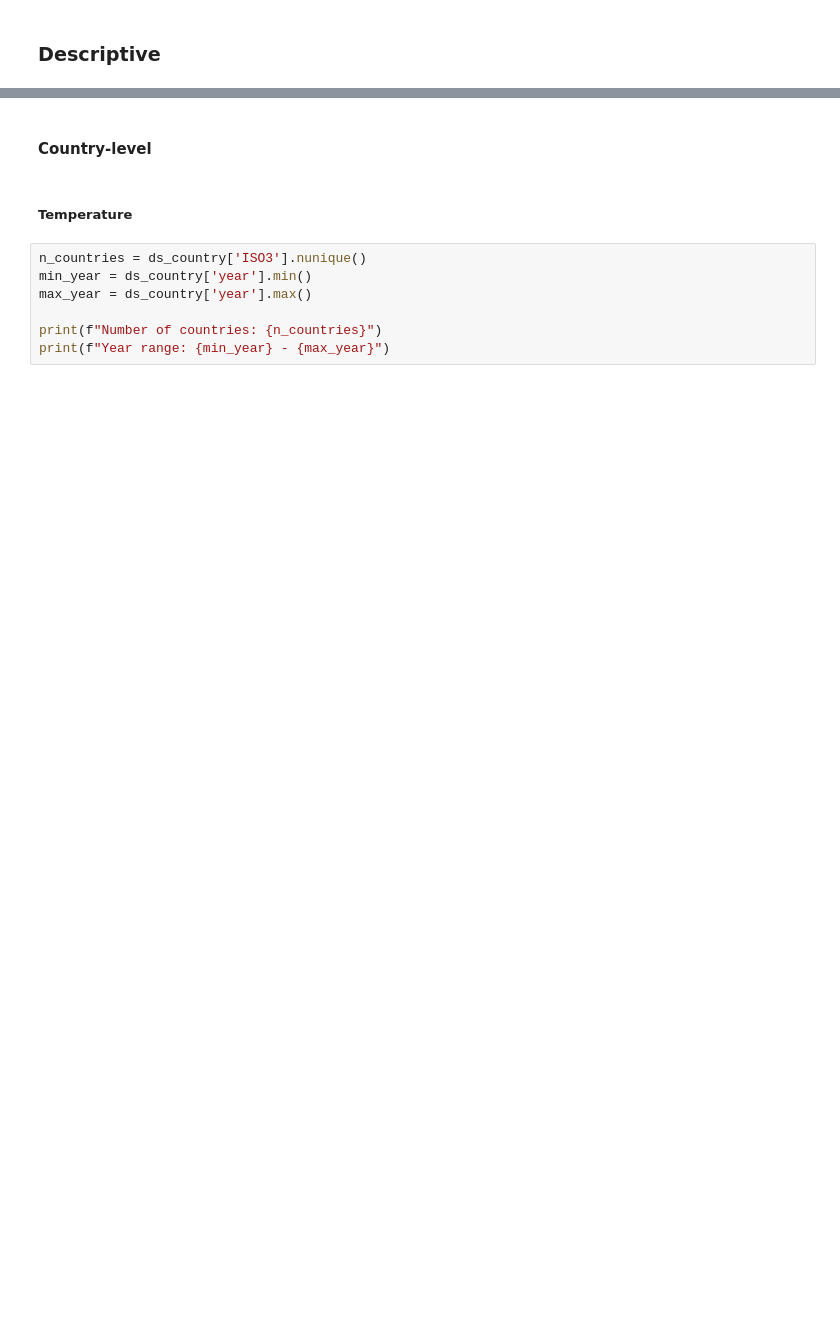
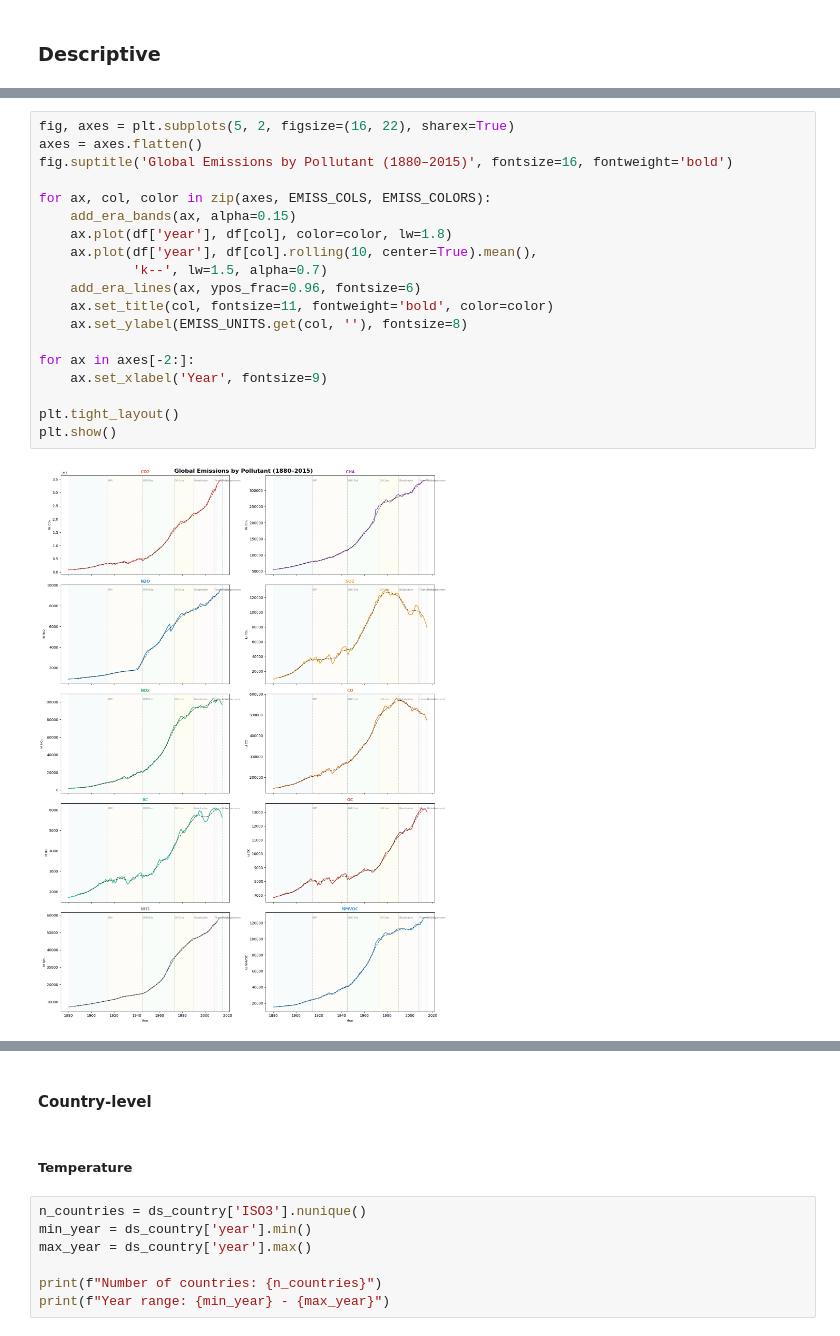
Before and after one commit to tempestormX/sc3021, a Jupyter notebook: SC3021_FDAG_T13.ipynb, the cells around one changed output, grey strips where cells are left out. Saved outputs shown, nothing was run; the diff lists cells and outputs as text; blank space fills up the shorter version.

```diff
--- a/SC3021_FDAG_T13.ipynb
+++ b/SC3021_FDAG_T13.ipynb
@@ -2942,0 +3238,21 @@ gas_cols = ['BC','CH4','CO','CO2','N2O','NH3','NMVOC','NOx','OC','SO2']
+# %%
+fig, axes = plt.subplots(5, 2, figsize=(16, 22), sharex=True)
+axes = axes.flatten()
+fig.suptitle('Global Emissions by Pollutant (1880–2015)', fontsize=16, fontweight='bold')
+
+for ax, col, color in zip(axes, EMISS_COLS, EMISS_COLORS):
+    add_era_bands(ax, alpha=0.15)
+    ax.plot(df['year'], df[col], color=color, lw=1.8)
+    ax.plot(df['year'], df[col].rolling(10, center=True).mean(),
+            'k--', lw=1.5, alpha=0.7)
+    add_era_lines(ax, ypos_frac=0.96, fontsize=6)
+    ax.set_title(col, fontsize=11, fontweight='bold', color=color)
+    ax.set_ylabel(EMISS_UNITS.get(col, ''), fontsize=8)
+
+for ax in axes[-2:]:
+    ax.set_xlabel('Year', fontsize=9)
+
+plt.tight_layout()
+plt.show()
+# %% [output]
+[figure, added]
```
Also changed, not shown: parts of 75 cells of this notebook.
